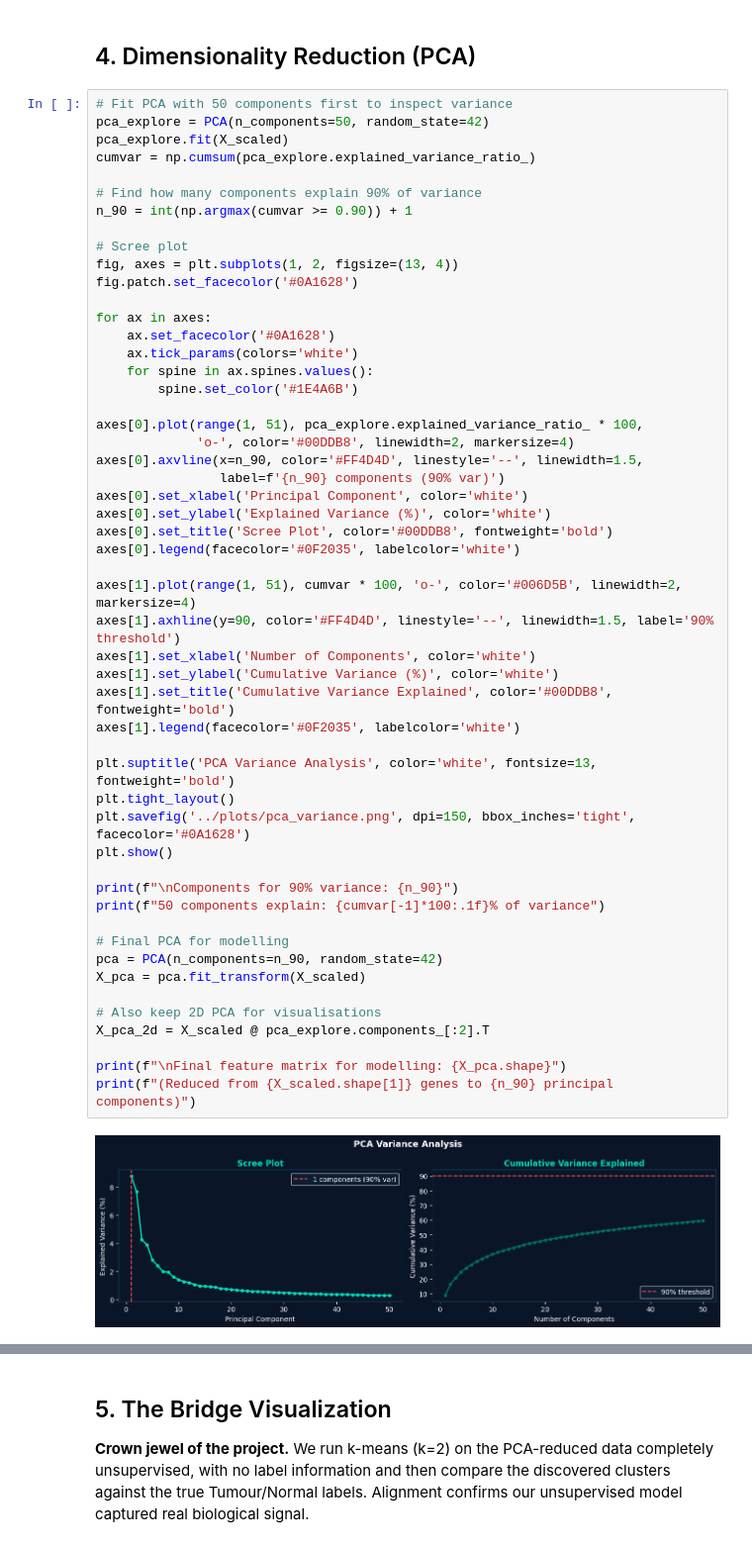
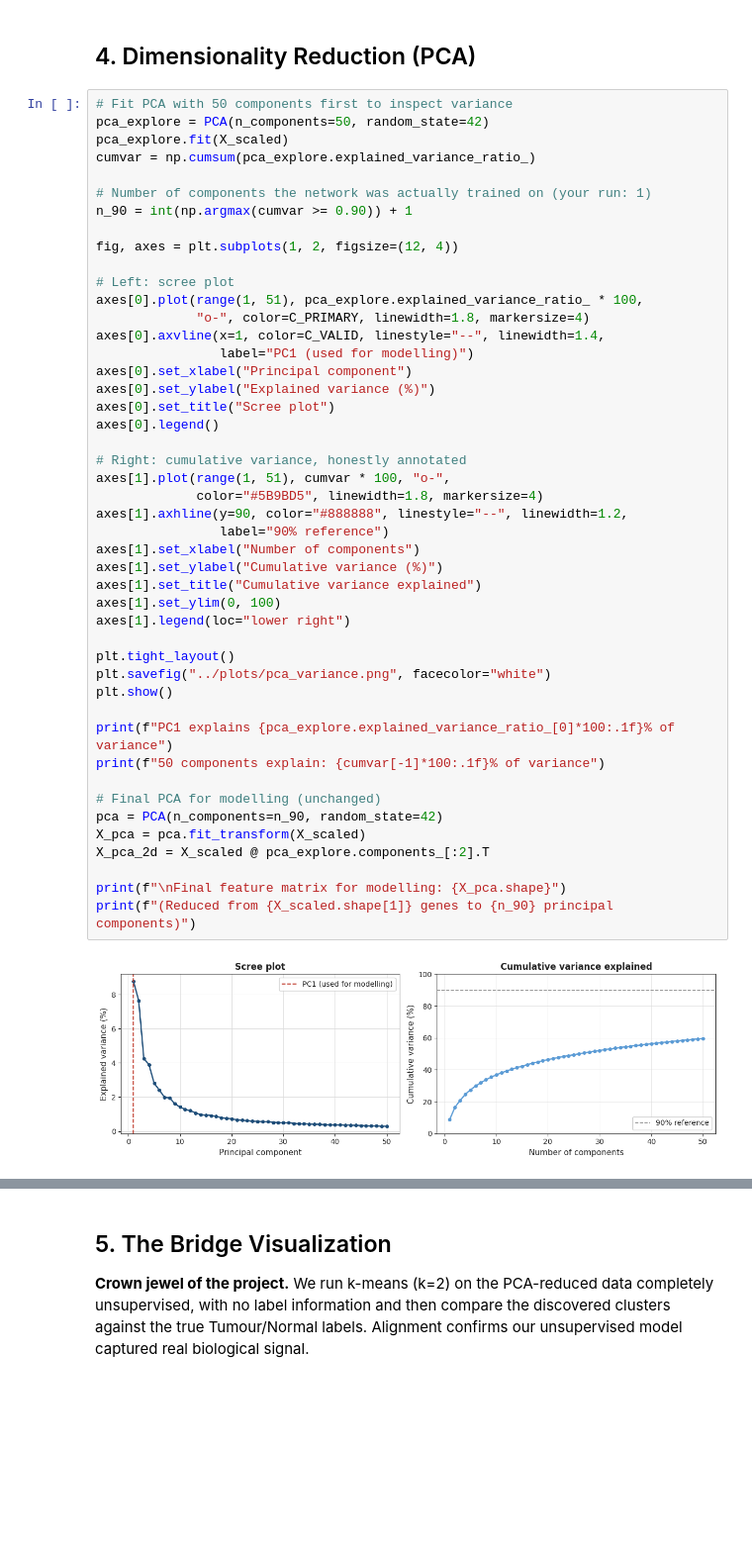
Before and after one commit to gpskentzos/DATA5322-CancerGenomeAtlas-Analysis, a Jupyter notebook: notebooks/ruman_neural_network_analysis.ipynb, the cells around one changed output, grey strips where cells are left out. Shown at 99% size. Cells and saved outputs as stored; diff of their text form; blank space fills up the shorter version.

Commit message:
Add files via upload
The background images of the plots are changed to a lighter theme for the report.

```diff
--- a/notebooks/ruman_neural_network_analysis.ipynb
+++ b/notebooks/ruman_neural_network_analysis.ipynb
@@ -108,54 +125,48 @@ Standardisation done. Mean ≈ -0.0000, Std ≈ 1.0000
 # %%
 # Fit PCA with 50 components first to inspect variance
 pca_explore = PCA(n_components=50, random_state=42)
 pca_explore.fit(X_scaled)
 cumvar = np.cumsum(pca_explore.explained_variance_ratio_)
 
-# Find how many components explain 90% of variance
+# Number of components the network was actually trained on (your run: 1)
 n_90 = int(np.argmax(cumvar >= 0.90)) + 1
 
-# Scree plot
-fig, axes = plt.subplots(1, 2, figsize=(13, 4))
-fig.patch.set_facecolor('#0A1628')
+fig, axes = plt.subplots(1, 2, figsize=(12, 4))
 
-for ax in axes:
-    ax.set_facecolor('#0A1628')
-    ax.tick_params(colors='white')
-    for spine in ax.spines.values():
-        spine.set_color('#1E4A6B')
+# Left: scree plot
+axes[0].plot(range(1, 51), pca_explore.explained_variance_ratio_ * 100,
+             "o-", color=C_PRIMARY, linewidth=1.8, markersize=4)
+axes[0].axvline(x=1, color=C_VALID, linestyle="--", linewidth=1.4,
+                label="PC1 (used for modelling)")
+axes[0].set_xlabel("Principal component")
+axes[0].set_ylabel("Explained variance (%)")
+axes[0].set_title("Scree plot")
+axes[0].legend()
 
-axes[0].plot(range(1, 51), pca_explore.explained_variance_ratio_ * 100,
-             'o-', color='#00DDB8', linewidth=2, markersize=4)
-axes[0].axvline(x=n_90, color='#FF4D4D', linestyle='--', linewidth=1.5,
-                label=f'{n_90} components (90% var)')
-axes[0].set_xlabel('Principal Component', color='white')
-axes[0].set_ylabel('Explained Variance (%)', color='white')
-axes[0].set_title('Scree Plot', color='#00DDB8', fontweight='bold')
-axes[0].legend(facecolor='#0F2035', labelcolor='white')
+# Right: cumulative variance, honestly annotated
+axes[1].plot(range(1, 51), cumvar * 100, "o-",
+             color="#5B9BD5", linewidth=1.8, markersize=4)
+axes[1].axhline(y=90, color="#888888", linestyle="--", linewidth=1.2,
+                label="90% reference")
+axes[1].set_xlabel("Number of components")
+axes[1].set_ylabel("Cumulative variance (%)")
+axes[1].set_title("Cumulative variance explained")
+axes[1].set_ylim(0, 100)
+axes[1].legend(loc="lower right")
 
-axes[1].plot(range(1, 51), cumvar * 100, 'o-', color='#006D5B', linewidth=2, markersize=4)
-axes[1].axhline(y=90, color='#FF4D4D', linestyle='--', linewidth=1.5, label='90% threshold')
-axes[1].set_xlabel('Number of Components', color='white')
-axes[1].set_ylabel('Cumulative Variance (%)', color='white')
-axes[1].set_title('Cumulative Variance Explained', color='#00DDB8', fontweight='bold')
-axes[1].legend(facecolor='#0F2035', labelcolor='white')
-
-plt.suptitle('PCA Variance Analysis', color='white', fontsize=13, fontweight='bold')
 plt.tight_layout()
-plt.savefig('../plots/pca_variance.png', dpi=150, bbox_inches='tight', facecolor='#0A1628')
+plt.savefig("../plots/pca_variance.png", facecolor="white")
 plt.show()
 
-print(f"\nComponents for 90% variance: {n_90}")
+print(f"PC1 explains {pca_explore.explained_variance_ratio_[0]*100:.1f}% of variance")
 print(f"50 components explain: {cumvar[-1]*100:.1f}% of variance")
 
-# Final PCA for modelling
+# Final PCA for modelling (unchanged)
 pca = PCA(n_components=n_90, random_state=42)
 X_pca = pca.fit_transform(X_scaled)
-
-# Also keep 2D PCA for visualisations
 X_pca_2d = X_scaled @ pca_explore.components_[:2].T
 
 print(f"\nFinal feature matrix for modelling: {X_pca.shape}")
 print(f"(Reduced from {X_scaled.shape[1]} genes to {n_90} principal components)")
 # %% [output]
-[figure, old version]
+[figure, new version]
```
Also changed, not shown: parts of 9 cells of this notebook.
